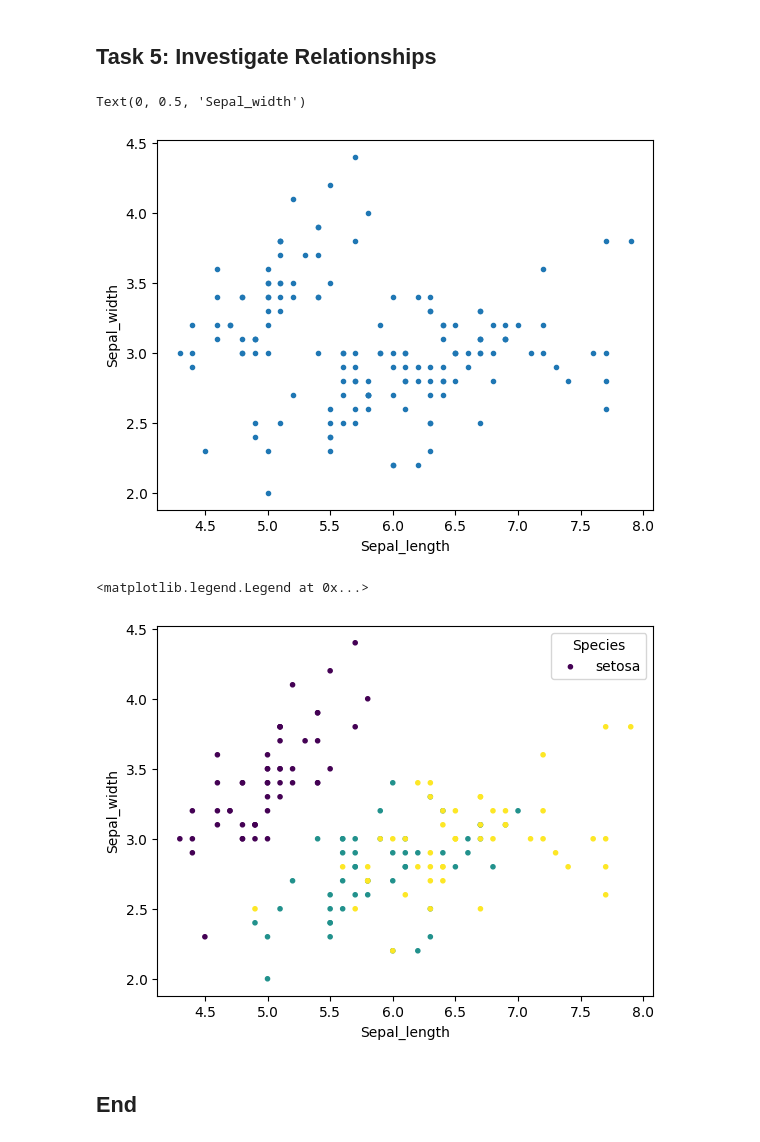
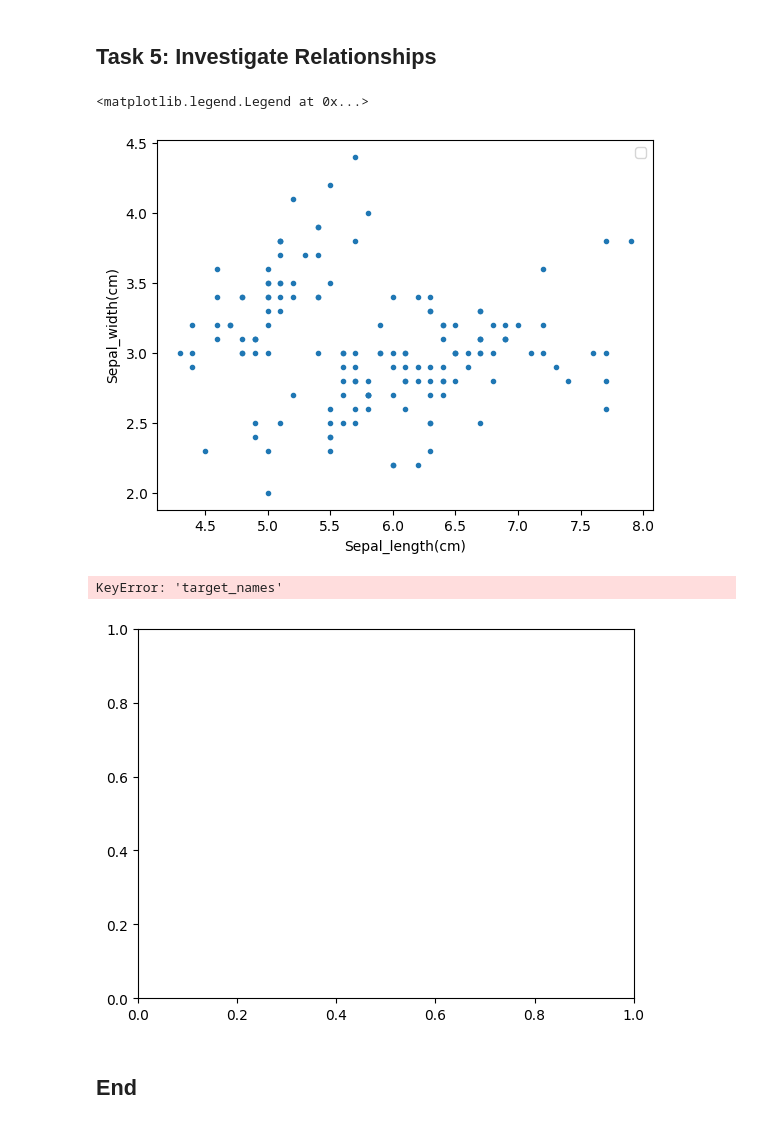
Before and after one commit to HewaOrang/principles_of_data_analytics, a Jupyter notebook: tasks.ipynb, the cells around one changed output. Cells and saved outputs as stored; diff of their text form; code cells hidden in the pictures.

```diff
--- a/tasks.ipynb
+++ b/tasks.ipynb
@@ -222,26 +222,27 @@ fig, ax = plt.subplots()
 ax.scatter(df['sepal_length'], df['sepal_width'], marker='.')
 
 # Labels.
-ax.set_xlabel('Sepal_length')
-ax.set_ylabel('Sepal_width')
+ax.set_xlabel('Sepal_length(cm)')
+ax.set_ylabel('Sepal_width(cm)')
+
+ax.legend()
 # %% [output]
-Text(0, 0.5, 'Sepal_width')
+<matplotlib.legend.Legend at 0x...>
-[figure, old version]
+[figure, new version]
 # %%
 # Create a figure and an axis.
 fig, ax = plt.subplots()
 
 # Scatter plot.
-ax.scatter(df['sepal_length'], df['sepal_width'], c=df['species_code'], marker='.')
+ax.scatter(df['sepal_length'], df['sepal_width'], c=df['target_names'], marker='.')
 
 # Labels.
 ax.set_xlabel('Sepal_length')
 ax.set_ylabel('Sepal_width')
 
-# Legend
-ax.legend(species_names, title='Species')
+ax.legend(df['target_names'], title='classes')
 # %% [output]
-<matplotlib.legend.Legend at 0x...>
+KeyError: 'target_names'
-[figure, old version]
+[figure, new version]
 # %% [markdown]
 ## End
```
Also changed, not shown: 1 other file.
